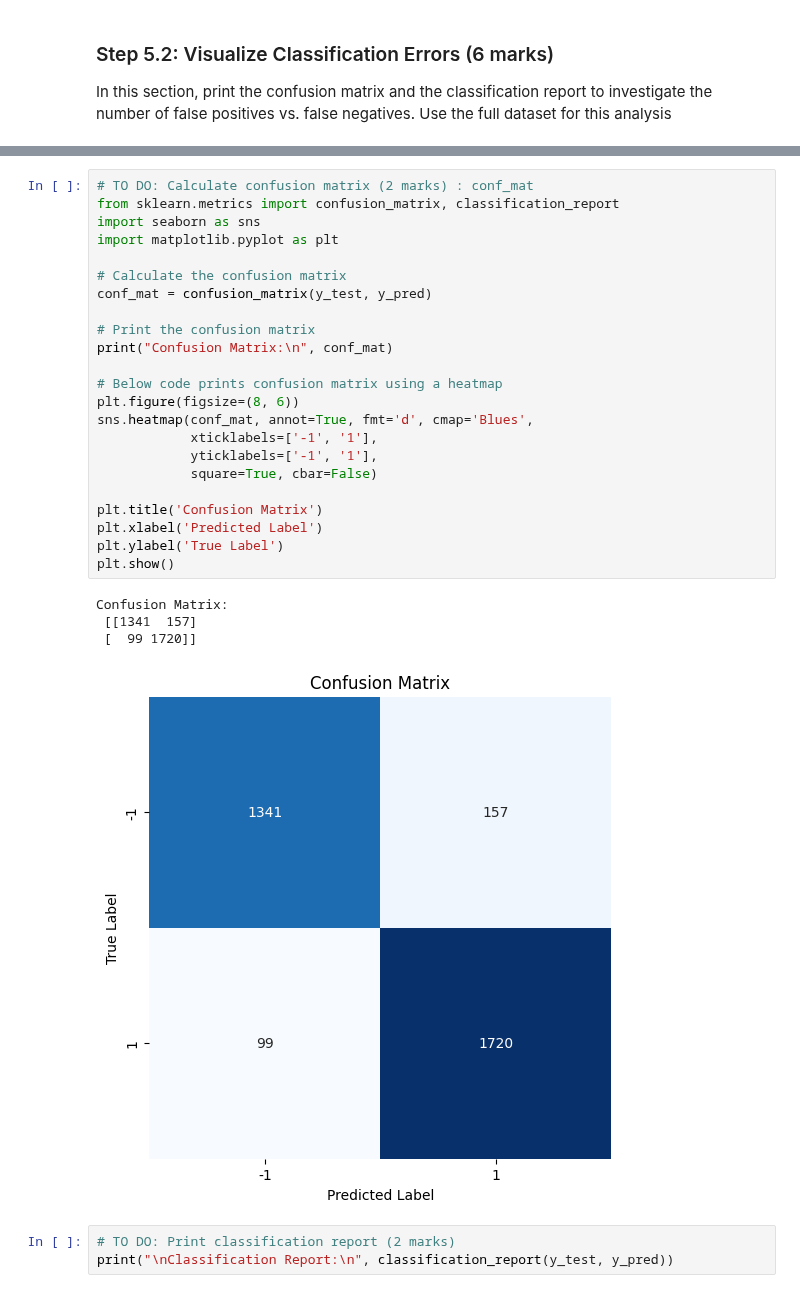
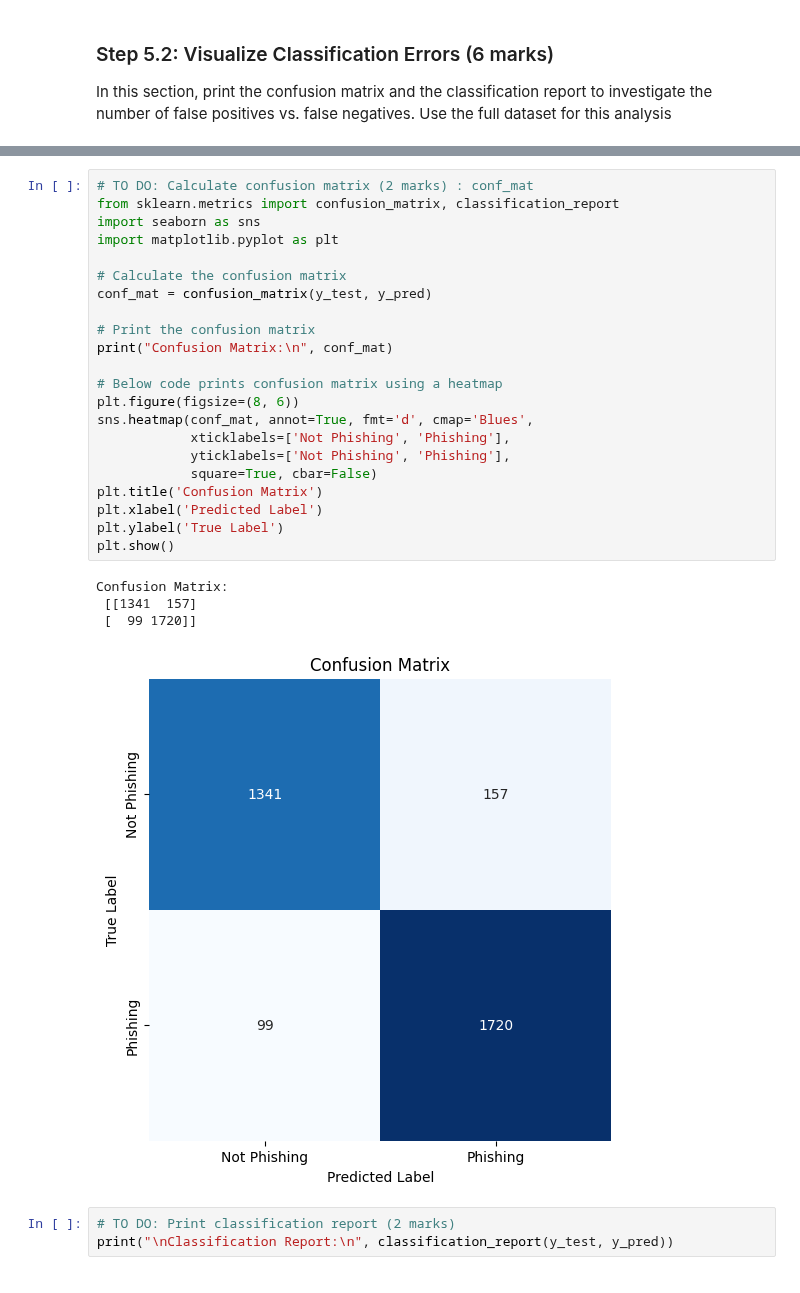
Before and after one commit to ChukwuebukaEzeanaka/engg680_2024_fall, a Jupyter notebook: Lab_Assignment3/Assignment3.ipynb, the cells around one changed output, grey strips where cells are left out. Saved outputs shown, nothing was run; the diff lists cells and outputs as text.

```diff
--- a/Lab_Assignment3/Assignment3.ipynb
+++ b/Lab_Assignment3/Assignment3.ipynb
@@ -664,31 +715,30 @@ Dimensions of the predicted values (y_pred): (3317,)
 # %%
 # TO DO: Calculate confusion matrix (2 marks) : conf_mat
 from sklearn.metrics import confusion_matrix, classification_report
 import seaborn as sns
 import matplotlib.pyplot as plt
 
 # Calculate the confusion matrix
 conf_mat = confusion_matrix(y_test, y_pred)
 
 # Print the confusion matrix
 print("Confusion Matrix:\n", conf_mat)
 
 # Below code prints confusion matrix using a heatmap
 plt.figure(figsize=(8, 6))
 sns.heatmap(conf_mat, annot=True, fmt='d', cmap='Blues',
-            xticklabels=['-1', '1'],
-            yticklabels=['-1', '1'],
+            xticklabels=['Not Phishing', 'Phishing'],
+            yticklabels=['Not Phishing', 'Phishing'],
             square=True, cbar=False)
-
 plt.title('Confusion Matrix')
 plt.xlabel('Predicted Label')
 plt.ylabel('True Label')
 plt.show()
 # %% [output]
 Confusion Matrix:
  [[1341  157]
  [  99 1720]]
-[figure, old version]
+[figure, new version]
 # %%
 # TO DO: Print classification report (2 marks)
 print("\nClassification Report:\n", classification_report(y_test, y_pred))
```
Also changed, not shown: parts of 17 cells of this notebook.
